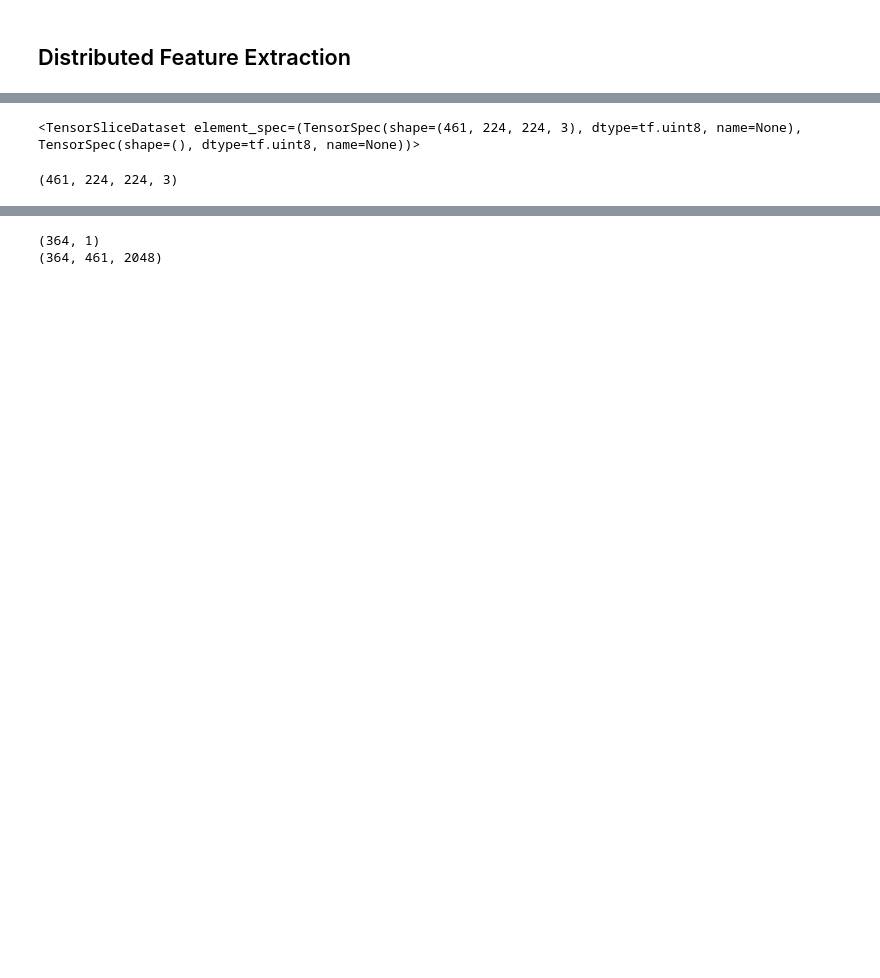
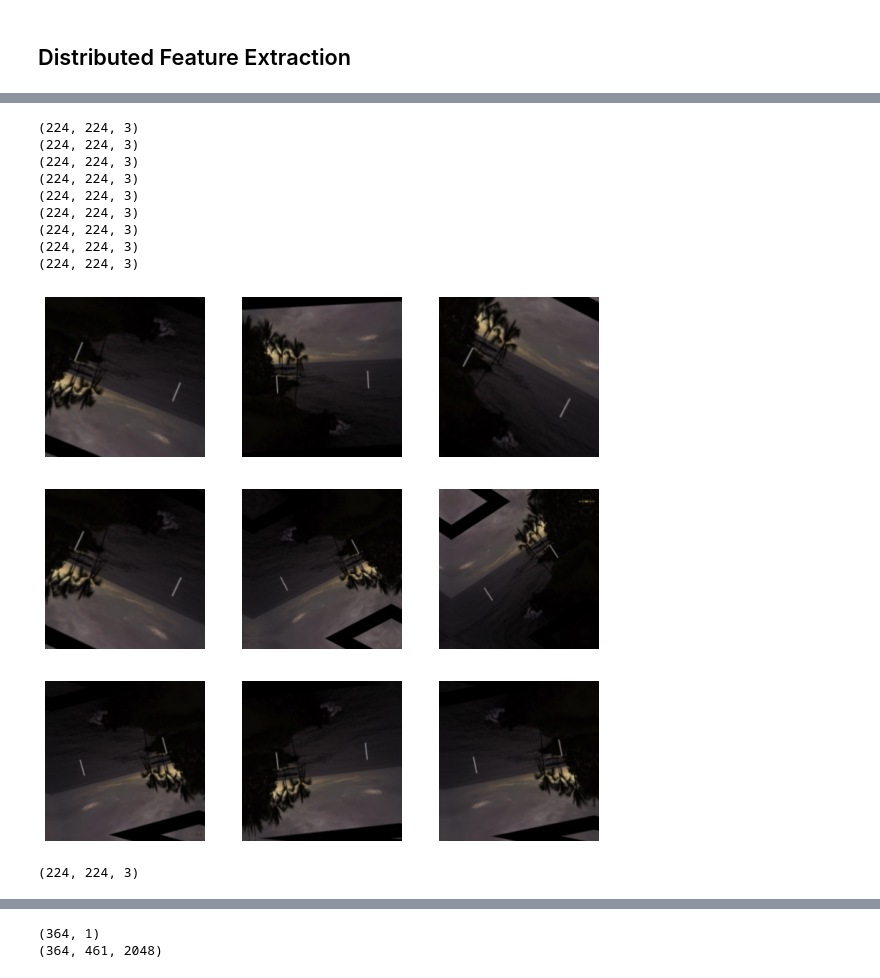
Before and after one commit to ramirezmichelle/youtube-humpback-whale-classifier, a Jupyter notebook: classification/DistFeatureExt.ipynb, the cells around one changed output, grey strips where cells are left out. Cells and saved outputs as stored; diff of their text form; code cells hidden in the pictures; blank space fills up the shorter version.

Commit message:
added data aug

```diff
--- a/classification/DistFeatureExt.ipynb
+++ b/classification/DistFeatureExt.ipynb
@@ -94,11 +95,11 @@ X = data
 #load in frames for all videos
 start = time.time()
 
-N = X[0:5].shape[0] #number of videos in our dataset
+N = X.shape[0] #number of videos in our dataset
 videos = np.empty((N, 461, 224, 224, 3), dtype=np.uint8)
 labels = np.empty(N, dtype = np.uint8)
 
-clip_names = [video.replace("_", "_clip_").replace(".mp4", "") for video in list(X[0:5].renamed_title)]
+clip_names = [video.replace("_", "_clip_").replace(".mp4", "") for video in list(X.renamed_title)]
 
 for i, clip_name in enumerate(clip_names):
     if i % 50 == 0:
@@ -122,7 +150,12 @@ Done loading frames in 0.810495138168335 seconds.
+# %%
+data_augmentation = keras.Sequential(
+    [
+        keras.layers.RandomFlip(seed=43),
+        keras.layers.RandomRotation(0.1, seed=43),
+        keras.layers.RandomZoom(0.2, seed=43),
+    ]
+)
 # %%
 # Create Datasets from the batches
 with tf.device("/device:CPU:0"):
-    dataset = tf.data.Dataset.from_tensor_slices((videos, labels))
-dataset
+    dataset = tf.data.Dataset.from_tensor_slices((videos[0:5], labels[0:5])).batch(5)
-# %% [output]
-<TensorSliceDataset element_spec=(TensorSpec(shape=(461, 224, 224, 3), dtype=tf.uint8, name=None), TensorSpec(shape=(), dtype=tf.uint8, name=None))>
@@ -147,6 +162,24 @@ def augment_numpy(video):
+# %%
+plt.figure(figsize=(10, 10))
+for images, _ in dataset.take(1):   #sample N (1) batches from the dataset
+    for i in range(9):
+        print(images[0][0].shape)
+        augmented_images = data_augmentation(images[0][0], training=True) # apply augmentation
+        ax = plt.subplot(3, 3, i + 1)
+        plt.imshow(augmented_images.numpy().astype("uint8"))
+        plt.axis("off")
+# %% [output]
+(224, 224, 3)
+(224, 224, 3)
+(224, 224, 3)
+(224, 224, 3)
+(224, 224, 3)
+(224, 224, 3)
+(224, 224, 3)
+(224, 224, 3)
+(224, 224, 3)
+[figure, added]
 # %%
-labels_batch = labels[0]
-frame_batch = videos[0]
-frame_batch.shape
+videos[0][0].shape
 # %% [output]
-(461, 224, 224, 3)
+(224, 224, 3)
```
Also changed, not shown: parts of 28 cells of this notebook.
